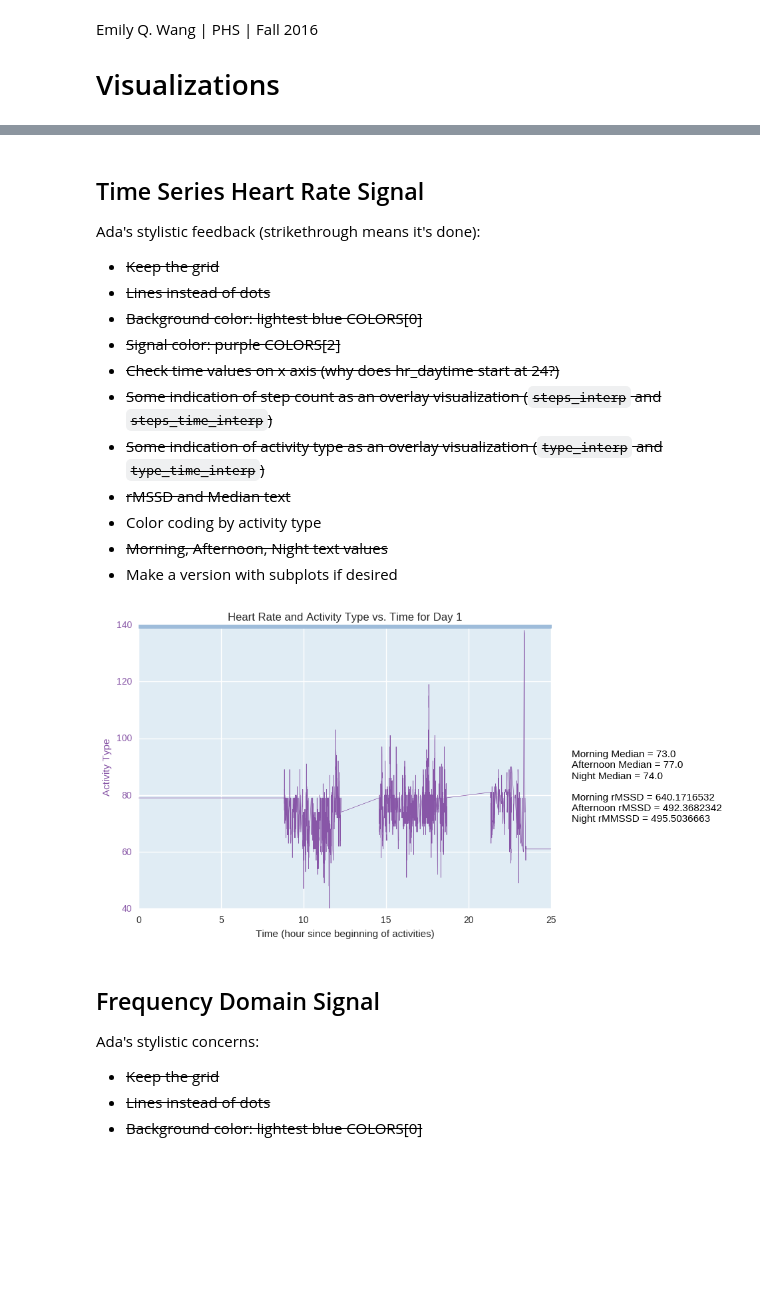
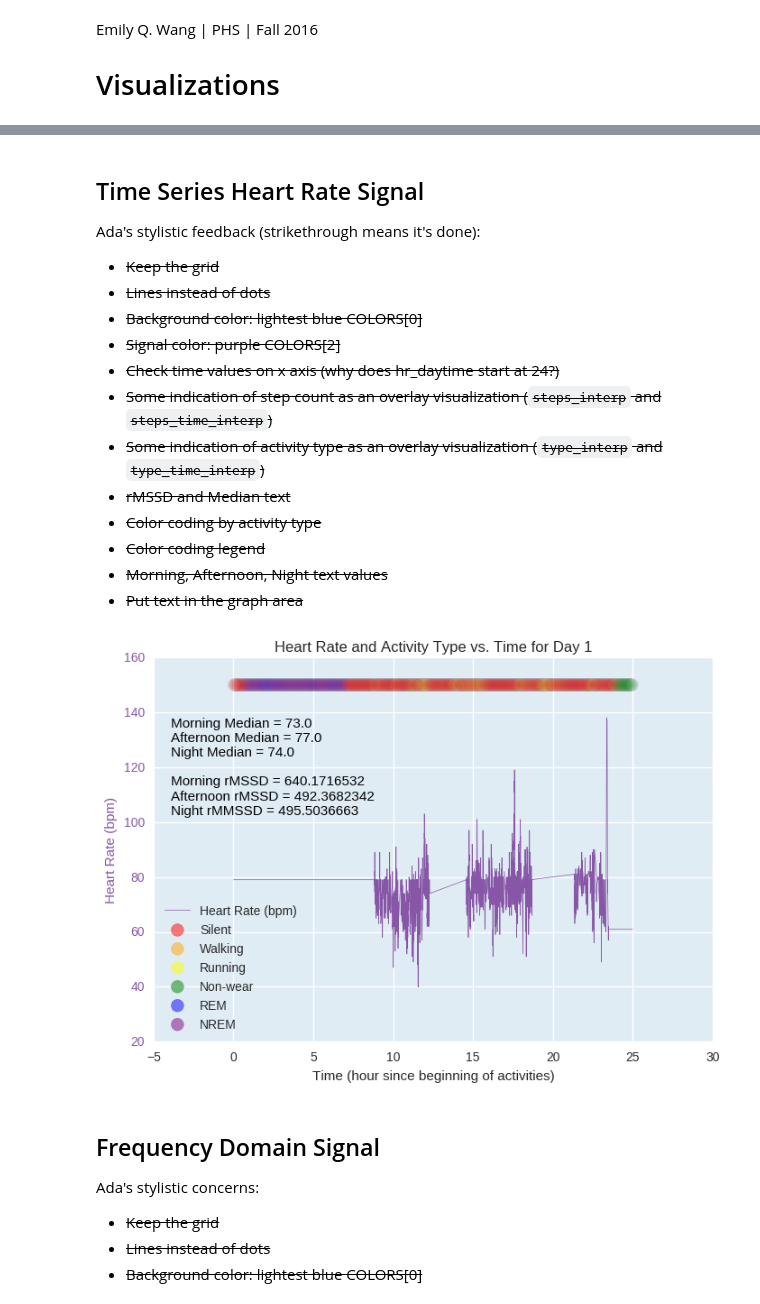
Before and after one commit to terrrychan/PHS-Project, a Jupyter notebook: Visualizations.ipynb, the cells around one changed output, grey strips where cells are left out. Drawn from its saved outputs; the diff is of its cells as text; code cells hidden in the pictures; blank space fills up the shorter version.

Commit message:
implemented activity type color coding and legend on time series visualization

```diff
--- a/Visualizations.ipynb
+++ b/Visualizations.ipynb
@@ -75,16 +75,17 @@ Ada's stylistic feedback (strikethrough means it's done):
 - ~~Some indication of step count as an overlay visualization (`steps_interp` and `steps_time_interp`)~~
 - ~~Some indication of activity type as an overlay visualization (`type_interp` and `type_time_interp`)~~
 - ~~rMSSD and Median text~~
-- Color coding by activity type
+- ~~Color coding by activity type~~
+- ~~Color coding legend~~
 - ~~Morning, Afternoon, Night text values~~
-- Make a version with subplots if desired
+- ~~Put text in the graph area~~
 # %%
 # heart rate
 fig, ax1 = plt.subplots()
 ax1.plot(data['hr_daytime_interp'].subtract(16),
          # the subtract(16) is because the data begins at hour 16 rather than hour 0
          data['hr_interp'],
-         linestyle=LINESTYLE, alpha=LINEALPHA, color=LINECOLOR, linewidth=LINEWIDTH)
+         linestyle=LINESTYLE, alpha=LINEALPHA, color=LINECOLOR, linewidth=LINEWIDTH, label='Heart Rate (bpm)')
 ax1.set_ylabel('Heart Rate (bpm)')
 ax1.yaxis.label.set_color(LINECOLOR)
 for ytick in ax1.get_yticklabels():
@@ -99,39 +100,59 @@ for ytick in ax1.get_yticklabels():
 # ax2.yaxis.label.set_color(STEPCOUNTLINECOLOR)
 # for ytick in ax2.get_yticklabels():
 #     ytick.set_color(STEPCOUNTLINECOLOR)
 
 # activity type
-ax1.plot(data['activitytype_daytime'].subtract(16),
-         np.ones(len(data['activitytype'])) * 140,
-         'o', alpha=LINEALPHA, color=STEPCOUNTLINECOLOR, linewidth=LINEWIDTH)
-ax1.set_ylabel('Activity Type')
+ACTIVITYCOLORS = ['red', 'orange', 'yellow', 'green', 'blue', 'purple']
+ACTIVITYPOINTSIZE = 100
+ACTIVITYALPHA = 0.025
+ACTIVITYLABELS = {0: "Silent",
+                  1: "Walking",
+                  2: "Running",
+                  3: "Non-wear",
+                  4: "REM",
+                  5: "NREM",
+                  6: "Charging"}
+
+ax1.scatter(data['activitytype_daytime'].subtract(16),
+            np.ones(len(data['activitytype'])) * 150,
+            c=data['activitytype'],
+            cmap=matplotlib.colors.ListedColormap(ACTIVITYCOLORS),
+            s=ACTIVITYPOINTSIZE, alpha=ACTIVITYALPHA)
+
+ax1.scatter([], [], s=ACTIVITYPOINTSIZE, alpha=0.5, color=ACTIVITYCOLORS[0], label=ACTIVITYLABELS[0])
+ax1.scatter([], [], s=ACTIVITYPOINTSIZE, alpha=0.5, color=ACTIVITYCOLORS[1], label=ACTIVITYLABELS[1])
+ax1.scatter([], [], s=ACTIVITYPOINTSIZE, alpha=0.5, color=ACTIVITYCOLORS[2], label=ACTIVITYLABELS[2])
+ax1.scatter([], [], s=ACTIVITYPOINTSIZE, alpha=0.5, color=ACTIVITYCOLORS[3], label=ACTIVITYLABELS[3])
+ax1.scatter([], [], s=ACTIVITYPOINTSIZE, alpha=0.5, color=ACTIVITYCOLORS[4], label=ACTIVITYLABELS[4])
+ax1.scatter([], [], s=ACTIVITYPOINTSIZE, alpha=0.5, color=ACTIVITYCOLORS[5], label=ACTIVITYLABELS[5])
+ax1.legend(loc=3)
 
 # additional calculations/summary statistics
 morning_median_str = str(data['Median'][0])
 afternoon_median_str = str(data['Median'][1])
 night_median_str = str(data['Median'][2])
 
 morning_rMSSD_str = str(data['rMSSD'][0])
 afternoon_rMSSD_str = str(data['rMSSD'][1])
 night_rMSSD_str = str(data['rMSSD'][2])
 
 axes = plt.gca()
 axes.set_axis_bgcolor(BGCOLOR)
-place_text(1.05, 0.3, 'Morning Median = ' + morning_median_str +
+place_text(0.03, 0.585, 'Morning Median = ' + morning_median_str +
                       '\nAfternoon Median = ' + afternoon_median_str +
                       '\nNight Median = ' + night_median_str +
                       '\n\nMorning rMSSD = ' + morning_rMSSD_str +
                       '\nAfternoon rMSSD = ' + afternoon_rMSSD_str +
                       '\nNight rMMSSD = ' + night_rMSSD_str,
                      axes)
 
 ax1.set_xlabel('Time (hour since beginning of activities)')
 plt.title('Heart Rate and Activity Type vs. Time for Day 1')
 
 plt.savefig('day1_TimeSeriesHeartRateActivityType.png', format='png')
 plt.show()
 # %% [output]
-[figure, old version]
+[figure, new version]
 # %% [markdown]
 ## Frequency Domain Signal
 
```
Also changed, not shown: 1 other file.
